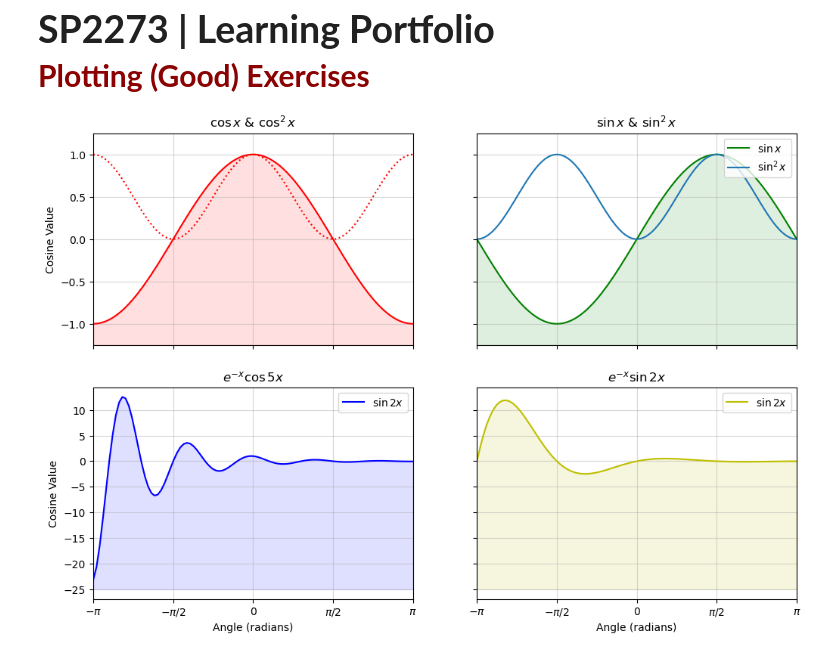
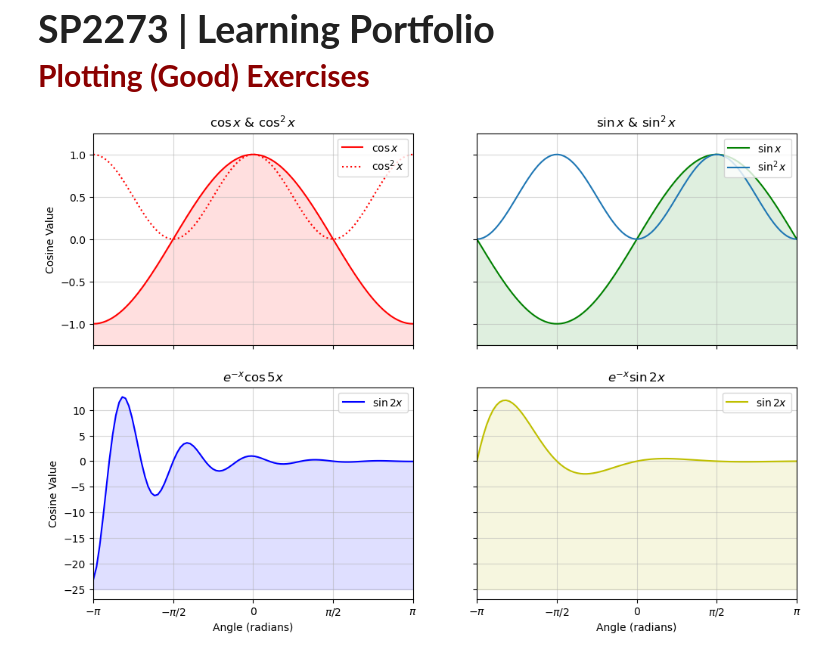
Before and after one commit to SPS-SP2273/learning-portfolio-2024-aug-JoshuaLaw10, a Jupyter notebook: 7.2_plotting__exercises/plotting_(good)_exercises.ipynb, the cells around one changed output. Saved outputs shown, nothing was run; the diff lists cells and outputs as text; code cells hidden in the pictures.

Commit message:
Plotting (Need) done

```diff
--- a/7.2_plotting__exercises/plotting_(good)_exercises.ipynb
+++ b/7.2_plotting__exercises/plotting_(good)_exercises.ipynb
@@ -13,7 +13,7 @@ fun2_x = np.exp(-x) * np.sin(2 * x)
 
 #------- Plot the data -------#
 fig, axes = plt.subplots(nrows=2, ncols=2,
-                         figsize=(12, 8),  sharey='row')
+                         figsize=(12, 8),  sharex = 'col', sharey='row')
 
 #------- Subplot 1 -------#
 axes[0, 0].plot(x, cos_x, color='r', label='$\cos x$')
@@ -22,10 +22,11 @@ axes[0, 0].plot(x, cos_x**2, color='r',
 axes[0, 0].set_title('$\cos x$ & $\cos^2x$')
 axes[0, 0].set_ylabel('Cosine Value')
 axes[0, 0].fill_between(x, cos_x, -1.25, color='r', alpha=.125)
-axes[0, 0].set_xticklabels([None])
+#axes[0, 0].set_xticklabels([None])
 axes[0, 0].set_xticks([-np.pi, -np.pi / 2, 0, np.pi / 2, np.pi])
 axes[0, 0].set_ylim(-1.25, 1.25)
 axes[0, 0].set_xlim(-np.pi,np.pi)
+axes[0,0].legend(loc='upper right')
 
 
 #------- Subplot 2 -------#
@@ -35,37 +36,37 @@ axes[0, 1].plot(x, sin_x**2, label='$\sin^2 x$')
 axes[0, 1].set_ylim(-1.25, 1.25)
 axes[0, 1].legend(loc='upper right', frameon=True)
 axes[0, 1].set_title('$\sin x$ & $\sin^2x$')
-axes[0, 1].set_xticklabels([None])
+#axes[0, 1].set_xticklabels([None])
 axes[0, 1].set_xticks([-np.pi, -np.pi / 2, 0, np.pi / 2, np.pi])
 axes[0, 1].set_xlim(-np.pi,np.pi)
 
 #------- Subplot 3 -------#
 axes[1, 0].plot(x, fun1_x, color='b', label='$\sin 2x$')
 axes[1, 0].fill_between(x, fun1_x, -25, color='b', alpha=.125)
 axes[1, 0].set_title('$e^{-x}\cos 5x$')
 axes[1, 0].set_xlabel('Angle (radians)')
 axes[1, 0].set_ylabel('Cosine Value')
 axes[1, 0].set_xticks([-np.pi, -np.pi / 2, 0, np.pi / 2, np.pi])
 axes[1, 0].set_xlim(-np.pi,np.pi)
 axes[1, 0].set_xticklabels(['$-\pi$', '$-\pi/2$', '0', '$\pi/2$', '$\pi$'])
 axes[1, 0].legend()
 
 
 #------- Subplot 4 -------#
 axes[1, 1].plot(x, fun2_x, color='y', label='$\\sin 2x$')
 axes[1, 1].set_title('$e^{-x}\sin 2x$')
 axes[1, 1].fill_between(x, fun2_x, -25, color='y', alpha=.125)
 axes[1, 1].set_xticks([-np.pi, -np.pi / 2, 0, np.pi / 2, np.pi])
 axes[1, 1].set_xlim(-np.pi,np.pi)
 axes[1, 1].set_xticklabels(['$-\pi$', '$-\pi/2$', '0', '$\pi/2$', '$\pi$'])
 axes[1, 1].legend(loc = 'upper right')
 axes[1, 1].set_xlabel('Angle (radians)')
 
 # 'flatten', 'opens' the 2D array into a simple 1D array
 for a in axes.flatten():
     a.grid(alpha=.5)
 
 # plt.tight_layout()
 plt.show(block=False)
 # %% [output]
-[figure, old version]
+[figure, new version]
```
Also changed, not shown: 8 other files.
